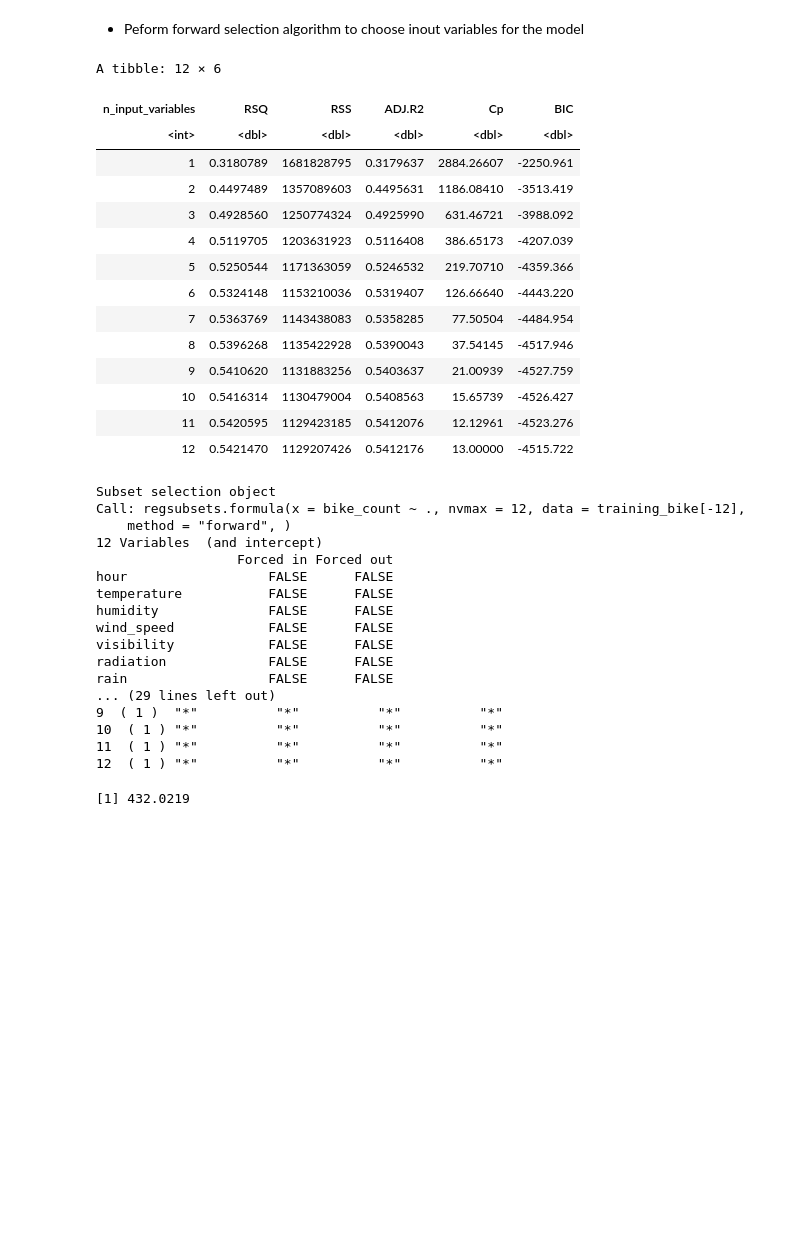
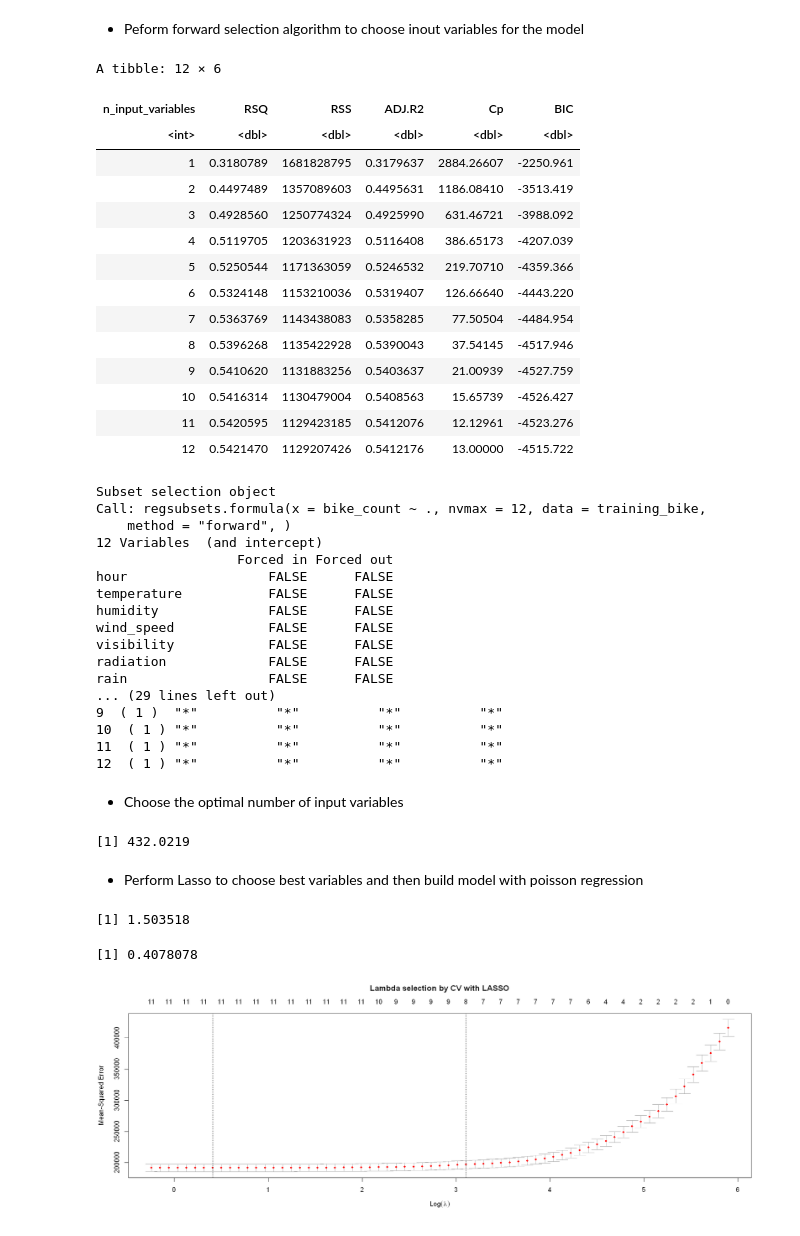
Before and after one commit to omertahi/STAT301-Project, a Jupyter notebook: Final Report.ipynb, the cells around one changed output. Cells and saved outputs as stored; diff of their text form; code cells hidden in the pictures; blank space fills up the shorter version.

Commit message:
Added Lasso cv

```diff
--- a/Final Report.ipynb
+++ b/Final Report.ipynb
@@ -276,7 +288,7 @@ A data.frame: 3 × 12
 forward_sel <- regsubsets(
   x = bike_count ~ .,
   nvmax = 12,
-  data = training_bike[-12],
+  data = training_bike,
   method = "forward",
 )
 
@@ -323,7 +335,7 @@ A tibble: 12 × 6
 | 11 | 0.5420595 | 1129423185 | 0.5412076 | 12.12961 | -4523.276 |
 | 12 | 0.5421470 | 1129207426 | 0.5412176 | 13.00000 | -4515.722 |
 Subset selection object
-Call: regsubsets.formula(x = bike_count ~ ., nvmax = 12, data = training_bike[-12],
+Call: regsubsets.formula(x = bike_count ~ ., nvmax = 12, data = training_bike,
     method = "forward", )
 12 Variables  (and intercept)
                   Forced in Forced out
@@ -339,6 +351,8 @@ rain                  FALSE      FALSE
 10  ( 1 ) "*"          "*"          "*"          "*"
 11  ( 1 ) "*"          "*"          "*"          "*"
 12  ( 1 ) "*"          "*"          "*"          "*"
+# %% [markdown]
+* Choose the optimal number of input variables
 # %%
 # select the "best" predictive model using the training set
 reduced_OLS <- lm(bike_count ~ . - wind_speed - visibility - snow,
@@ -352,3 +365,41 @@ test_predictions_reduced_OLS <- predict(reduced_OLS, newdata = testing_bike[-12]
 rmse(pred = test_predictions_reduced_OLS, actuals = testing_bike$bike_count)
 # %% [output]
 [1] 432.0219
+# %% [markdown]
+* Perform Lasso to choose best variables and then build model with poisson regression
+# %%
+X_train <- model.matrix(object = bike_count ~ . - 1,
+                        data = training_bike)
+
+Y_train <-
+    training_bike %>%
+    select(bike_count) %>%
+    as.matrix(ncol = 1)
+
+X_test <- model.matrix(object = bike_count ~ . - 1,
+                       data = testing_bike)
+
+Y_test <-
+    testing_bike %>%
+    select(bike_count) %>%
+    as.matrix(ncol = 1)
+
+cv_lambda_LASSO <- cv.glmnet(
+  x = X_train,
+  y = Y_train,
+  alpha = 1,
+  lambda = NULL
+)
+# %%
+## Obtain the plot
+plot(cv_lambda_LASSO, main = "Lambda selection by CV with LASSO\n\n")
+
+## Obtain lambda minimum from cv object
+cv_lambda_LASSO$lambda.min
+
+## Obtain the log(lambda.min)
+log(cv_lambda_LASSO$lambda.min)
+# %% [output]
+[1] 1.503518
+[1] 0.4078078
+[figure, added]
```
Also changed, not shown: parts of 8 cells of this notebook.
